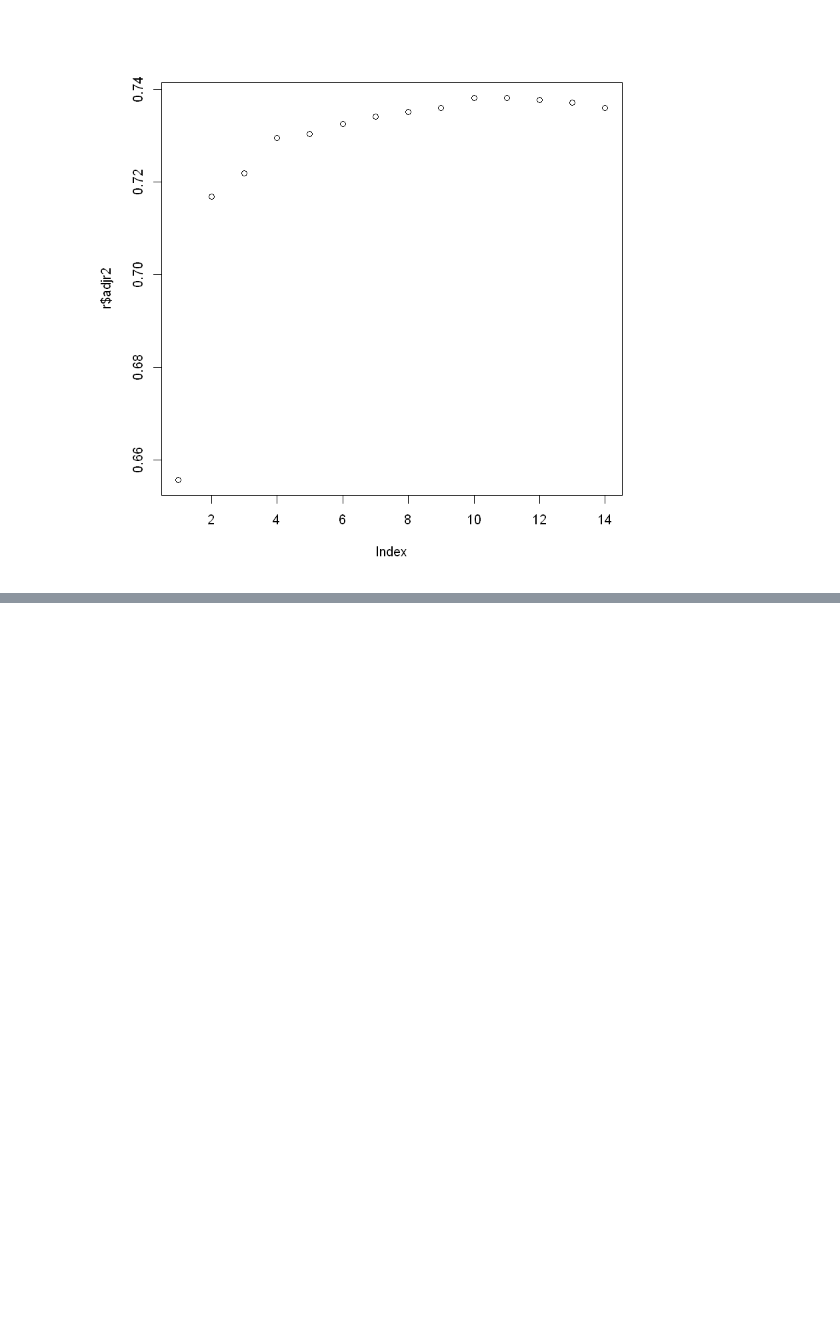
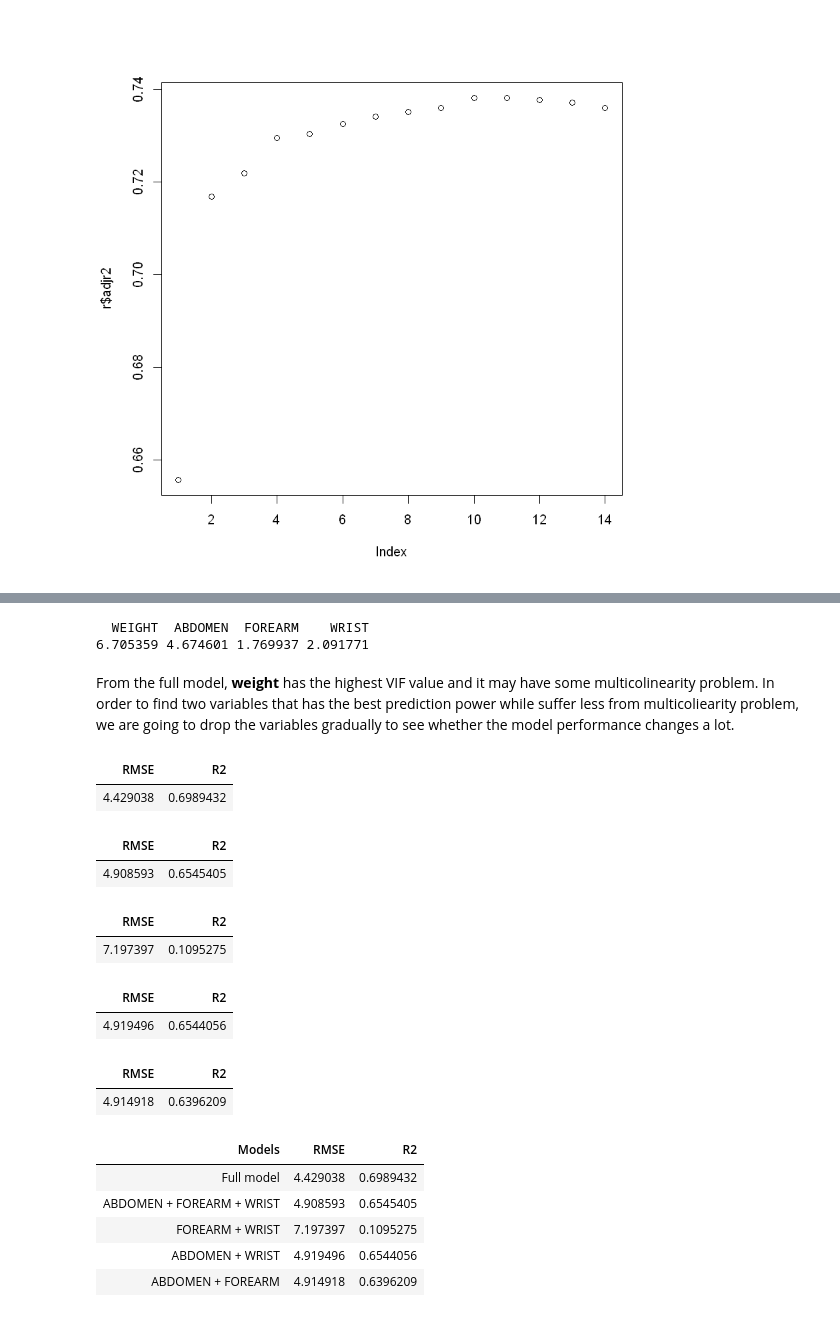
Before and after one commit to YezhouLi/628_Module_2, a Jupyter notebook: main-checkpoint.ipynb, the cells around one changed output, grey strips where cells are left out. Cells and saved outputs as stored; diff of their text form; code cells hidden in the pictures; blank space fills up the shorter version.

```diff
--- a/main-checkpoint.ipynb
+++ b/main-checkpoint.ipynb
@@ -433,0 +427,67 @@ plot(r$adjr2)
+# %%
+# Full model with four variables
+m1 = lm(BODYFAT ~ WEIGHT + ABDOMEN + FOREARM + WRIST, data = training.set)
+predictions = predict(m1,test.set)
+df1 = data.frame(RMSE = RMSE(predictions, test.set$BODYFAT),
+                 R2 = R2(predictions, test.set$BODYFAT))
+vif(m1)
+# %% [output]
+  WEIGHT  ABDOMEN  FOREARM    WRIST
+6.705359 4.674601 1.769937 2.091771
+# %% [markdown]
+From the full model, **weight** has the highest VIF value and it may have some multicolinearity problem. In order to find two variables that has the best prediction power while suffer less from multicoliearity problem, we are going to drop the variables gradually to see whether the model performance changes a lot.
+# %%
+df1
+# %% [output]
+| RMSE | R2 |
+| 4.429038 | 0.6989432 |
+# %%
+# Drop WEIGHT >>> model performance does not change too much so we can dropping weight might be helpful with multicolinearity
+m2 = lm(BODYFAT ~ ABDOMEN + FOREARM + WRIST, data = training.set)
+predictions = predict(m2,test.set)
+df2 = data.frame(RMSE = RMSE(predictions, test.set$BODYFAT),
+                 R2 = R2(predictions, test.set$BODYFAT))
+# %% [output]
+| RMSE | R2 |
+| 4.908593 | 0.6545405 |
+# %%
+# Drop WEIGHT + ABDOMEN >>> model performance gets worse so we can not drop ABDOMEN
+m3 = lm(BODYFAT ~ FOREARM + WRIST, data = training.set)
+predictions = predict(m3,test.set)
+df3 = data.frame(RMSE = RMSE(predictions, test.set$BODYFAT),
+                 R2 = R2(predictions, test.set$BODYFAT))
+# %% [output]
+| RMSE | R2 |
+| 7.197397 | 0.1095275 |
+# %%
+# Drop WEIGHT + FOREARM
+m4 = lm(BODYFAT ~ ABDOMEN + WRIST, data = training.set)
+predictions = predict(m4,test.set)
+df4 = data.frame(RMSE = RMSE(predictions, test.set$BODYFAT),
+                 R2 = R2(predictions, test.set$BODYFAT))
+# %% [output]
+| RMSE | R2 |
+| 4.919496 | 0.6544056 |
+# %%
+# Drop WEIGHT + WRIST
+m5 = lm(BODYFAT ~ ABDOMEN + FOREARM, data = training.set)
+predictions = predict(m5,test.set)
+df5 = data.frame(RMSE = RMSE(predictions, test.set$BODYFAT),
+                 R2 = R2(predictions, test.set$BODYFAT))
+# %% [output]
+| RMSE | R2 |
+| 4.914918 | 0.6396209 |
+# %%
+result= data.frame(c("Full model", "ABDOMEN + FOREARM + WRIST", "FOREARM + WRIST",
+                            "ABDOMEN + WRIST", "ABDOMEN + FOREARM"))
+df = rbind(df1, df2, df3, df4, df5)
+result = cbind(result, df)
+colnames(result) = c("Models", "RMSE", "R2")
+result
+# %% [output]
+| Models | RMSE | R2 |
+| Full model | 4.429038 | 0.6989432 |
+| ABDOMEN + FOREARM + WRIST | 4.908593 | 0.6545405 |
+| FOREARM + WRIST | 7.197397 | 0.1095275 |
+| ABDOMEN + WRIST | 4.919496 | 0.6544056 |
+| ABDOMEN + FOREARM | 4.914918 | 0.6396209 |
```
Also changed, not shown: parts of 14 cells of this notebook.
